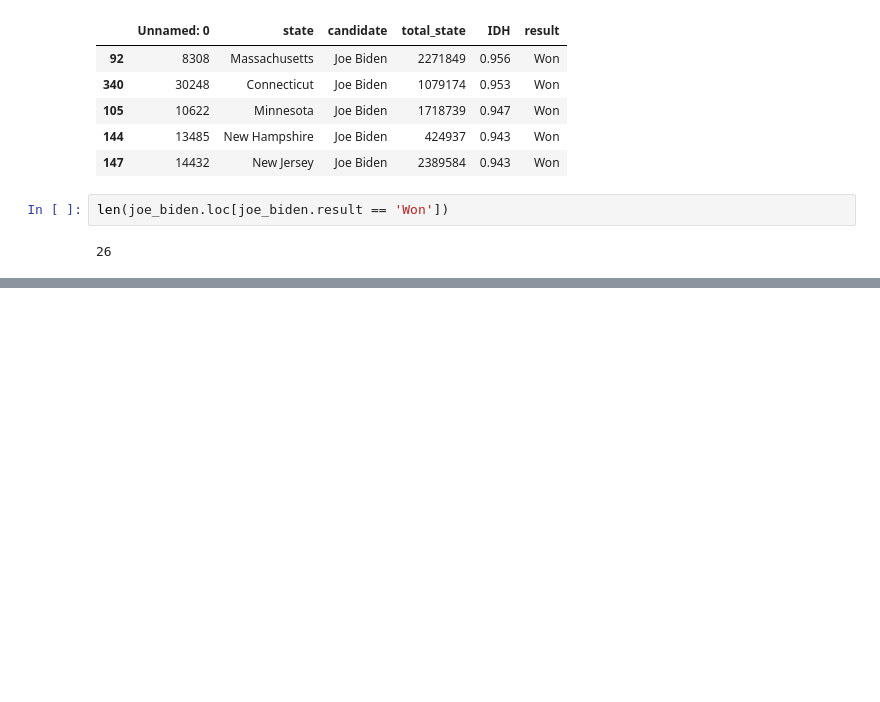
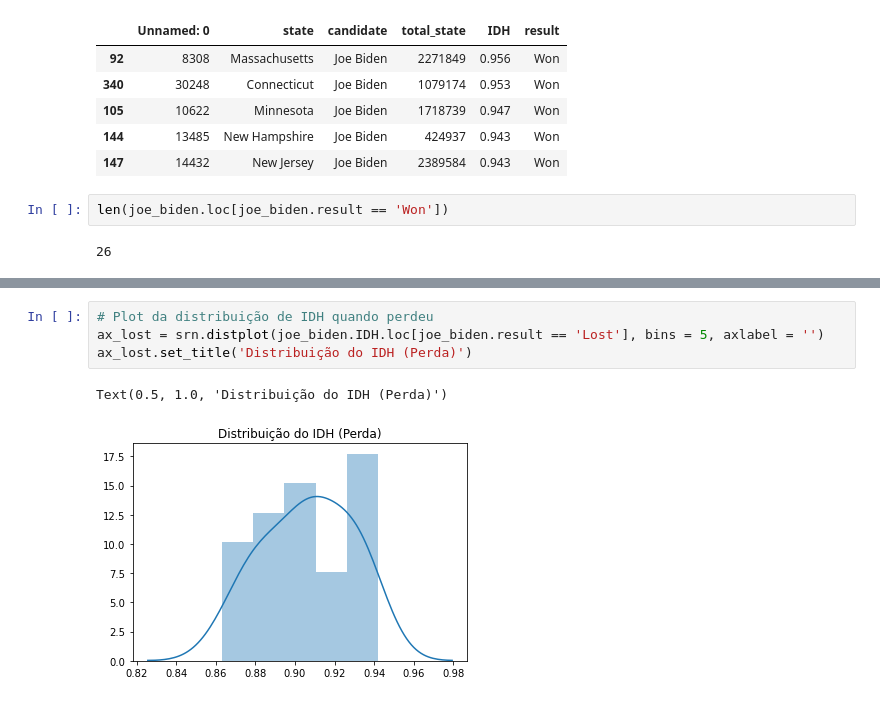
Before and after one commit to Beloin/analise_idh_votacao_eua, a Jupyter notebook: idh_usa.ipynb, the cells around one changed output, grey strips where cells are left out. Drawn from its saved outputs; the diff is of its cells as text; blank space fills up the shorter version.

Commit message:
Dist de dados WON/LOST IDH

```diff
--- a/idh_usa.ipynb
+++ b/idh_usa.ipynb
@@ -196,0 +210,7 @@ Mesmo tendo em vista esses dados, o IDH pode, como é, ser usado como "mediadore
+# %%
+# Plot da distribuição de IDH quando perdeu
+ax_lost = srn.distplot(joe_biden.IDH.loc[joe_biden.result == 'Lost'], bins = 5, axlabel = '')
+ax_lost.set_title('Distribuição do IDH (Perda)')
+# %% [output]
+Text(0.5, 1.0, 'Distribuição do IDH (Perda)')
+[figure, added]
```
Also changed, not shown: parts of 5 cells of this notebook, 1 other file.
